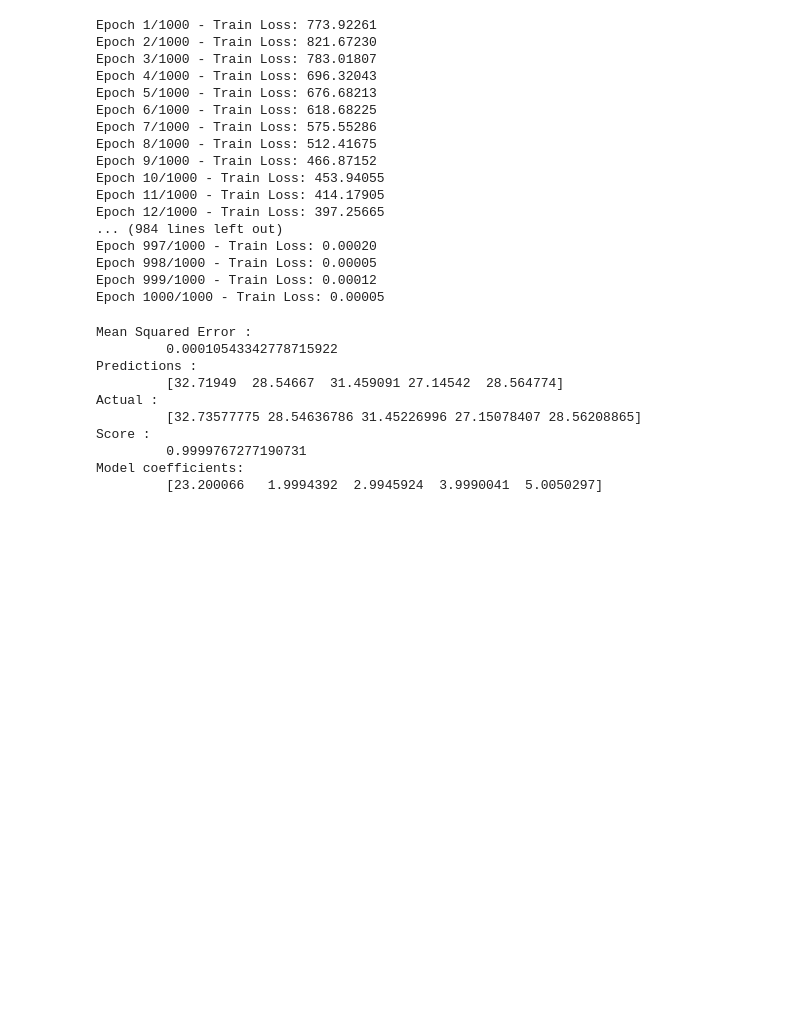
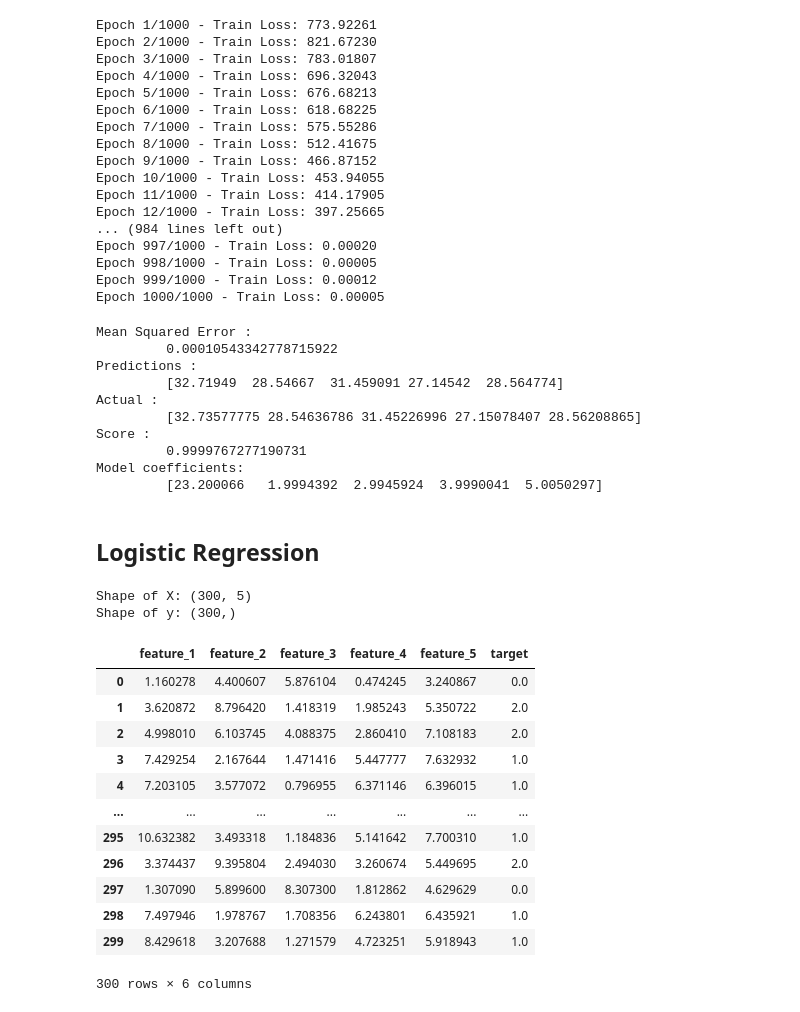
Before and after one commit to siddhantpathakk/tensorflow-ml, a Jupyter notebook: test.ipynb, the cells around one changed output. Cells and saved outputs as stored; diff of their text form; code cells hidden in the pictures; blank space fills up the shorter version.

```diff
--- a/test.ipynb
+++ b/test.ipynb
@@ -88,3 +90,5 @@ Score :
          0.9999767277190731
 Model coefficients:
          [23.200066   1.9994392  2.9945924  3.9990041  5.0050297]
+# %% [markdown]
+## Logistic Regression
@@ -90,0 +102,58 @@ Model coefficients:
+# %%
+# Create an artificial dataset for classification
+def create_artificial_dataset(num_samples_per_class=100):
+    np.random.seed(42)
+
+    num_classes = 3
+    num_features = 5
+
+    # Mean and standard deviation for each class
+    means = np.array([[2, 5, 8, 1, 4], [8, 3, 1, 6, 7], [4, 9, 2, 3, 6]])
+    stds = np.array([[1, 1, 1, 1, 1], [1, 1, 1, 1, 1], [1, 1, 1, 1, 1]])
+
+    # Generate random samples for each class based on the means and standard deviations
+    X = np.zeros((num_samples_per_class * num_classes, num_features))
+    y = np.zeros(num_samples_per_class * num_classes)
+
+    for i in range(num_classes):
+        start_idx = i * num_samples_per_class
+        end_idx = (i + 1) * num_samples_per_class
+        X[start_idx:end_idx, :] = np.random.normal(loc=means[i], scale=stds[i], size=(num_samples_per_class, num_features))
+        y[start_idx:end_idx] = i
+
+    # Shuffle the dataset
+    indices = np.arange(X.shape[0])
+    np.random.shuffle(indices)
+    X = X[indices]
+    y = y[indices]
+
+    return X, y
+
+X, y = create_artificial_dataset()
+# %%
+print("Shape of X:", X.shape)
+print("Shape of y:", y.shape)
+# %% [output]
+Shape of X: (300, 5)
+Shape of y: (300,)
+# %%
+# Create a Pandas DataFrame from the NumPy arrays
+data = np.hstack((X, y.reshape(-1, 1)))
+columns = [f"feature_{i+1}" for i in range(X.shape[1])] + ["target"]
+df = pd.DataFrame(data, columns=columns)
+# %%
+df
+# %% [output]
+|  | feature_1 | feature_2 | feature_3 | feature_4 | feature_5 | target |
+| 0 | 1.160278 | 4.400607 | 5.876104 | 0.474245 | 3.240867 | 0.0 |
+| 1 | 3.620872 | 8.796420 | 1.418319 | 1.985243 | 5.350722 | 2.0 |
+| 2 | 4.998010 | 6.103745 | 4.088375 | 2.860410 | 7.108183 | 2.0 |
+| 3 | 7.429254 | 2.167644 | 1.471416 | 5.447777 | 7.632932 | 1.0 |
+| 4 | 7.203105 | 3.577072 | 0.796955 | 6.371146 | 6.396015 | 1.0 |
+| ... | ... | ... | ... | ... | ... | ... |
+| 295 | 10.632382 | 3.493318 | 1.184836 | 5.141642 | 7.700310 | 1.0 |
+| 296 | 3.374437 | 9.395804 | 2.494030 | 3.260674 | 5.449695 | 2.0 |
+| 297 | 1.307090 | 5.899600 | 8.307300 | 1.812862 | 4.629629 | 0.0 |
+| 298 | 7.497946 | 1.978767 | 1.708356 | 6.243801 | 6.435921 | 1.0 |
+| 299 | 8.429618 | 3.207688 | 1.271579 | 4.723251 | 5.918943 | 1.0 |
+300 rows × 6 columns
```
Also changed, not shown: parts of 6 cells of this notebook, 2 other files.
